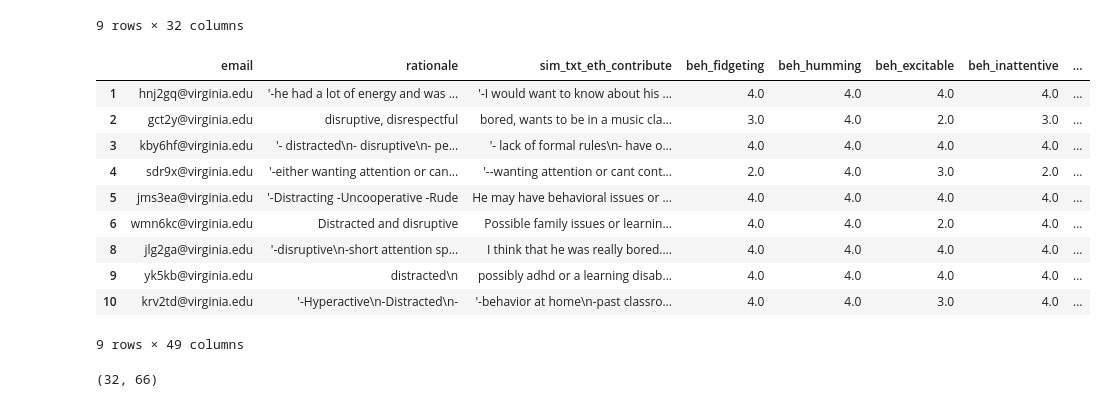
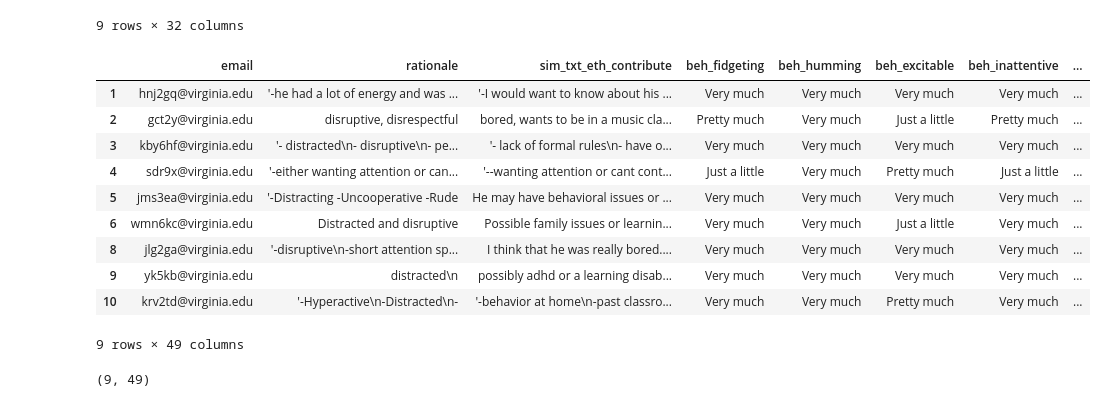
Before and after one commit to taylorrohrich/MSDS_SERA_capstone, a Jupyter notebook: cleaning/2a.ipynb, the cells around one changed output. Drawn from its saved outputs; the diff is of its cells as text; code cells hidden in the pictures.

```diff
--- a/cleaning/2a.ipynb
+++ b/cleaning/2a.ipynb
@@ -85,29 +68,3 @@ def format_email(data):
-# %%
-#create map for beh columns and sim columns
-def convert_to_numeric(data,beh_map,sim_map,reverse_beh,reverse_sim):
-    data.loc[:,'beh_fidgeting':'beh_mood_changes']=data.loc[:,'beh_fidgeting':'beh_mood_changes'].replace(beh_map)
-    data.loc[:,'sim_nervous' :'sim_enough_time']=data.loc[:,'sim_nervous' :'sim_enough_time'].replace(sim_map)
-    data.loc[:,'app_coach_stu':'app_beh_manage_teach']=data.loc[:,'app_coach_stu':'app_beh_manage_teach'].astype('float')
-    data[['sim_fbsk','sim_cmsk']]=data[['sim_fbsk','sim_cmsk']].astype('float')
-
-def generate_Iowa_Score_Scale(data):
-    data['beh_rating_opdefiant']=data.loc[:,'beh_quarrelsome': 'beh_uncooperative'].mean(axis=1)
-    data['beh_rating_impulsive']=data.loc[:,'beh_fidgeting':'beh_short_attention'] .mean(axis=1)
-    data['beh_rating'] =data.loc[:,'beh_fidgeting':'beh_mood_changes'].mean(axis=1)
-    #label var beh_rating_opdefiant "Iowa Connors Operational Defiant"
-    #label var beh_rating_impulsive "Iowa Connors Impulsive"
-    #label var beh_rating "Iowa Connors Overall"
-# %%
-#Reverse coding management approaches scale
-def Reverse_Approach_Scale(data,app_map):
-    app_columns=[x for x in data.columns if x.startswith("app")]
-    for x in app_columns:
-        name_rc=x+'_rc'
-        data[name_rc]=data[x].replace(app_map)
-# %%
-def Generate_App_Scale(data):
-    data['manage_app_negative']= data.loc[:,'app_coach_stu':'app_discp_refer'].mean(axis=1)
-    data['manage_app_positive']=data.loc[:,'app_confer_stu':'app_beh_manage_teach'].mean(axis=1)
 # %% [markdown]
 ### Post-Simulator Baseline Student Survey- Summer 2018_January 22, 2020_16.58.csv
 # %%
@@ -251,23 +252,25 @@ redo
 # %%
 #drop startdate
 redo=redo.drop(columns=['startdate'])
 generate_Iowa_Score_Scale(redo)
 Reverse_Approach_Scale(redo,app_map)
 Generate_App_Scale(redo)
+redo.loc[:,'beh_fidgeting':'beh_mood_changes']=redo.loc[:,'beh_fidgeting':'beh_mood_changes'].astype("int")
+redo.loc[:,'beh_fidgeting':'beh_mood_changes']=redo.loc[:,'beh_fidgeting':'beh_mood_changes'].replace(reverse_beh)
 redo
 # %% [output]
 |  | email | rationale | sim_txt_eth_contribute | beh_fidgeting | beh_humming | beh_excitable | beh_inattentive | ... |
-| 1 | hnj2gq@virginia.edu | '-he had a lot of energy and was ... | '-I would want to know about his ... | 4.0 | 4.0 | 4.0 | 4.0 | ... |
-| 2 | gct2y@virginia.edu | disruptive, disrespectful | bored, wants to be in a music cla... | 3.0 | 4.0 | 2.0 | 3.0 | ... |
-| 3 | kby6hf@virginia.edu | '- distracted\n- disruptive\n- pe... | '- lack of formal rules\n- have o... | 4.0 | 4.0 | 4.0 | 4.0 | ... |
-| 4 | sdr9x@virginia.edu | '-either wanting attention or can... | '--wanting attention or cant cont... | 2.0 | 4.0 | 3.0 | 2.0 | ... |
-| 5 | jms3ea@virginia.edu | '-Distracting -Uncooperative -Rude | He may have behavioral issues or ... | 4.0 | 4.0 | 4.0 | 4.0 | ... |
-| 6 | wmn6kc@virginia.edu | Distracted and disruptive | Possible family issues or learnin... | 4.0 | 4.0 | 2.0 | 4.0 | ... |
-| 8 | jlg2ga@virginia.edu | '-disruptive\n-short attention sp... | I think that he was really bored.... | 4.0 | 4.0 | 4.0 | 4.0 | ... |
-| 9 | yk5kb@virginia.edu | distracted\n | possibly adhd or a learning disab... | 4.0 | 4.0 | 4.0 | 4.0 | ... |
-| 10 | krv2td@virginia.edu | '-Hyperactive\n-Distracted\n- | '-behavior at home\n-past classro... | 4.0 | 4.0 | 3.0 | 4.0 | ... |
+| 1 | hnj2gq@virginia.edu | '-he had a lot of energy and was ... | '-I would want to know about his ... | Very much | Very much | Very much | Very much | ... |
+| 2 | gct2y@virginia.edu | disruptive, disrespectful | bored, wants to be in a music cla... | Pretty much | Very much | Just a little | Pretty much | ... |
+| 3 | kby6hf@virginia.edu | '- distracted\n- disruptive\n- pe... | '- lack of formal rules\n- have o... | Very much | Very much | Very much | Very much | ... |
+| 4 | sdr9x@virginia.edu | '-either wanting attention or can... | '--wanting attention or cant cont... | Just a little | Very much | Pretty much | Just a little | ... |
+| 5 | jms3ea@virginia.edu | '-Distracting -Uncooperative -Rude | He may have behavioral issues or ... | Very much | Very much | Very much | Very much | ... |
+| 6 | wmn6kc@virginia.edu | Distracted and disruptive | Possible family issues or learnin... | Very much | Very much | Just a little | Very much | ... |
+| 8 | jlg2ga@virginia.edu | '-disruptive\n-short attention sp... | I think that he was really bored.... | Very much | Very much | Very much | Very much | ... |
+| 9 | yk5kb@virginia.edu | distracted\n | possibly adhd or a learning disab... | Very much | Very much | Very much | Very much | ... |
+| 10 | krv2td@virginia.edu | '-Hyperactive\n-Distracted\n- | '-behavior at home\n-past classro... | Very much | Very much | Pretty much | Very much | ... |
 9 rows × 49 columns
 # %%
-data.shape
+redo.shape
 # %% [output]
-(32, 66)
+(9, 49)
```
Also changed, not shown: parts of 13 cells of this notebook, 1 other file.
